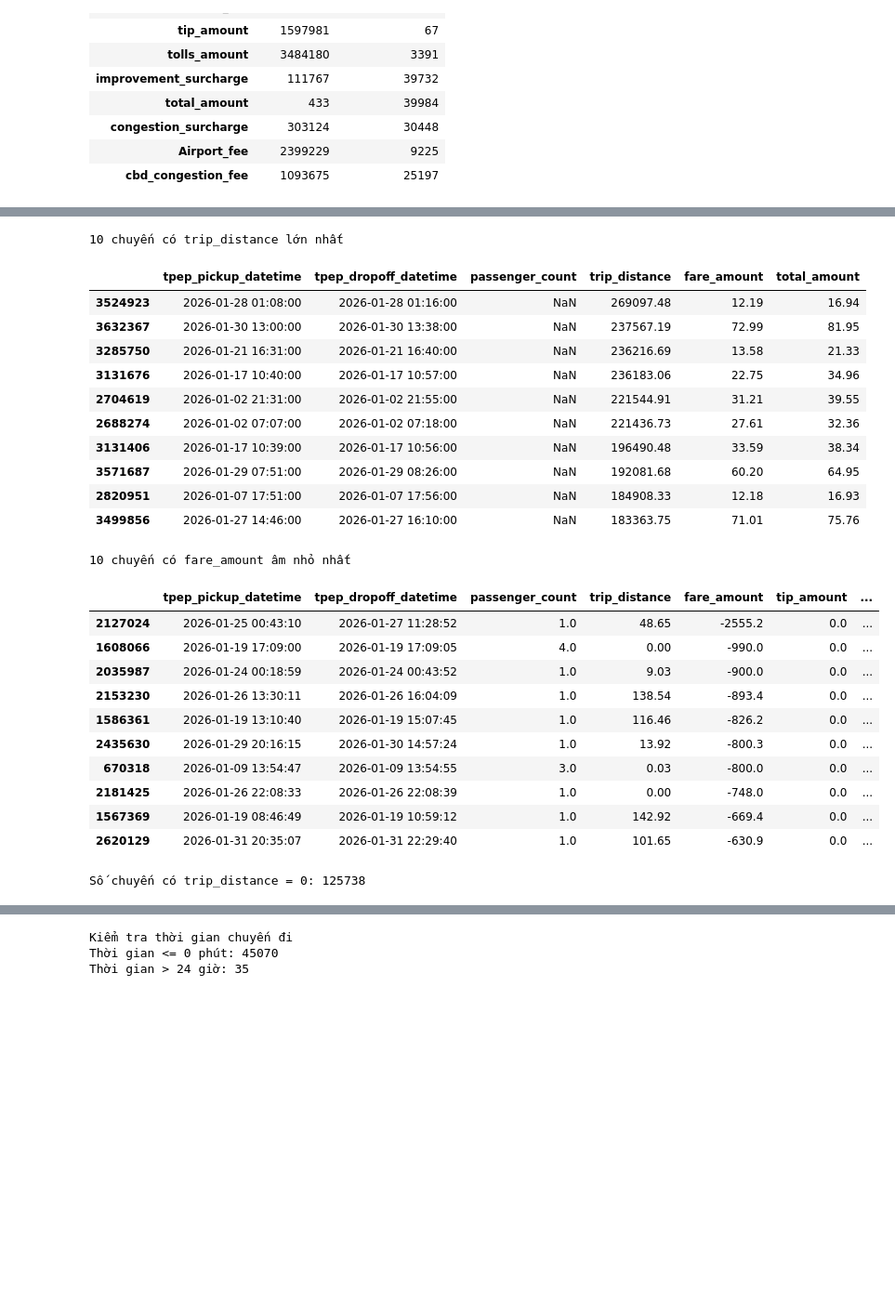
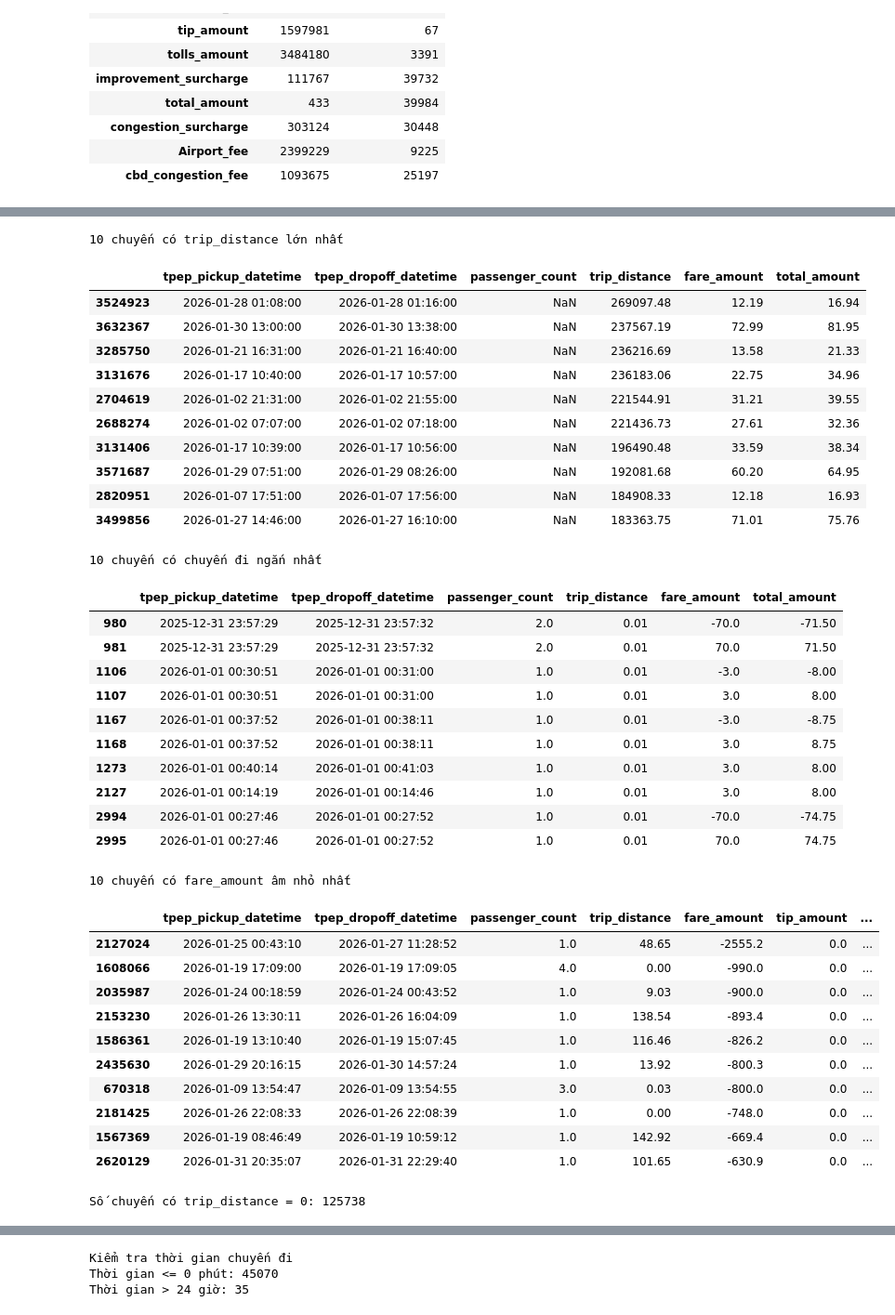
Before and after one commit to Vanton123/nyc-taxi-analytics, a Jupyter notebook: notebook/01_data_exploration.ipynb, the cells around one changed output, grey strips where cells are left out. Shown at 93% size. Drawn from its saved outputs; the diff is of its cells as text; code cells hidden in the pictures; blank space fills up the shorter version.

```diff
--- a/notebook/01_data_exploration.ipynb
+++ b/notebook/01_data_exploration.ipynb
@@ -185,6 +328,20 @@ display(
             "fare_amount",
             "total_amount"
         ]
+    ]
+)
+
+print("10 chuyến có chuyến đi ngắn nhất")
+display(
+    df[df['trip_distance']>0].nsmallest(10,'trip_distance')[
+        [
+                    "tpep_pickup_datetime",
+                    "tpep_dropoff_datetime",
+                    "passenger_count",
+                    "trip_distance",
+                    "fare_amount",
+                    "total_amount"
+                ]
     ]
 )
 
@@ -194,43 +351,57 @@ print("10 chuyến có fare_amount âm nhỏ nhất")
 display(
     df[df["fare_amount"] < 0].nsmallest(10, "fare_amount")[
         [
             "tpep_pickup_datetime",
             "tpep_dropoff_datetime",
             "passenger_count",
             "trip_distance",
             "fare_amount",
             "tip_amount",
             "total_amount"
         ]
     ]
 )
 
 # 3. Kiểm tra chuyến có quãng đường bằng 0
 print("Số chuyến có trip_distance = 0:",
       df["trip_distance"].eq(0).sum())
+
+display(df[df['trip_distance'].eq(0)].head(5))
 # %% [output]
 10 chuyến có trip_distance lớn nhất
 |  | tpep_pickup_datetime | tpep_dropoff_datetime | passenger_count | trip_distance | fare_amount | total_amount |
 | 3524923 | 2026-01-28 01:08:00 | 2026-01-28 01:16:00 | NaN | 269097.48 | 12.19 | 16.94 |
 | 3632367 | 2026-01-30 13:00:00 | 2026-01-30 13:38:00 | NaN | 237567.19 | 72.99 | 81.95 |
 | 3285750 | 2026-01-21 16:31:00 | 2026-01-21 16:40:00 | NaN | 236216.69 | 13.58 | 21.33 |
 | 3131676 | 2026-01-17 10:40:00 | 2026-01-17 10:57:00 | NaN | 236183.06 | 22.75 | 34.96 |
 | 2704619 | 2026-01-02 21:31:00 | 2026-01-02 21:55:00 | NaN | 221544.91 | 31.21 | 39.55 |
 | 2688274 | 2026-01-02 07:07:00 | 2026-01-02 07:18:00 | NaN | 221436.73 | 27.61 | 32.36 |
 | 3131406 | 2026-01-17 10:39:00 | 2026-01-17 10:56:00 | NaN | 196490.48 | 33.59 | 38.34 |
 | 3571687 | 2026-01-29 07:51:00 | 2026-01-29 08:26:00 | NaN | 192081.68 | 60.20 | 64.95 |
 | 2820951 | 2026-01-07 17:51:00 | 2026-01-07 17:56:00 | NaN | 184908.33 | 12.18 | 16.93 |
 | 3499856 | 2026-01-27 14:46:00 | 2026-01-27 16:10:00 | NaN | 183363.75 | 71.01 | 75.76 |
-10 chuyến có fare_amount âm nhỏ nhất
+10 chuyến có chuyến đi ngắn nhất
-|  | tpep_pickup_datetime | tpep_dropoff_datetime | passenger_count | trip_distance | fare_amount | tip_amount | ... |
-| 2127024 | 2026-01-25 00:43:10 | 2026-01-27 11:28:52 | 1.0 | 48.65 | -2555.2 | 0.0 | ... |
-| 1608066 | 2026-01-19 17:09:00 | 2026-01-19 17:09:05 | 4.0 | 0.00 | -990.0 | 0.0 | ... |
-| 2035987 | 2026-01-24 00:18:59 | 2026-01-24 00:43:52 | 1.0 | 9.03 | -900.0 | 0.0 | ... |
-| 2153230 | 2026-01-26 13:30:11 | 2026-01-26 16:04:09 | 1.0 | 138.54 | -893.4 | 0.0 | ... |
-| 1586361 | 2026-01-19 13:10:40 | 2026-01-19 15:07:45 | 1.0 | 116.46 | -826.2 | 0.0 | ... |
-| 2435630 | 2026-01-29 20:16:15 | 2026-01-30 14:57:24 | 1.0 | 13.92 | -800.3 | 0.0 | ... |
-| 670318 | 2026-01-09 13:54:47 | 2026-01-09 13:54:55 | 3.0 | 0.03 | -800.0 | 0.0 | ... |
-| 2181425 | 2026-01-26 22:08:33 | 2026-01-26 22:08:39 | 1.0 | 0.00 | -748.0 | 0.0 | ... |
-| 1567369 | 2026-01-19 08:46:49 | 2026-01-19 10:59:12 | 1.0 | 142.92 | -669.4 | 0.0 | ... |
-| 2620129 | 2026-01-31 20:35:07 | 2026-01-31 22:29:40 | 1.0 | 101.65 | -630.9 | 0.0 | ... |
+|  | tpep_pickup_datetime | tpep_dropoff_datetime | passenger_count | trip_distance | fare_amount | total_amount |
+| 980 | 2025-12-31 23:57:29 | 2025-12-31 23:57:32 | 2.0 | 0.01 | -70.0 | -71.50 |
+| 981 | 2025-12-31 23:57:29 | 2025-12-31 23:57:32 | 2.0 | 0.01 | 70.0 | 71.50 |
+| 1106 | 2026-01-01 00:30:51 | 2026-01-01 00:31:00 | 1.0 | 0.01 | -3.0 | -8.00 |
+| 1107 | 2026-01-01 00:30:51 | 2026-01-01 00:31:00 | 1.0 | 0.01 | 3.0 | 8.00 |
+| 1167 | 2026-01-01 00:37:52 | 2026-01-01 00:38:11 | 1.0 | 0.01 | -3.0 | -8.75 |
+| 1168 | 2026-01-01 00:37:52 | 2026-01-01 00:38:11 | 1.0 | 0.01 | 3.0 | 8.75 |
+| 1273 | 2026-01-01 00:40:14 | 2026-01-01 00:41:03 | 1.0 | 0.01 | 3.0 | 8.00 |
+| 2127 | 2026-01-01 00:14:19 | 2026-01-01 00:14:46 | 1.0 | 0.01 | 3.0 | 8.00 |
+| 2994 | 2026-01-01 00:27:46 | 2026-01-01 00:27:52 | 1.0 | 0.01 | -70.0 | -74.75 |
+| 2995 | 2026-01-01 00:27:46 | 2026-01-01 00:27:52 | 1.0 | 0.01 | 70.0 | 74.75 |
-Số chuyến có trip_distance = 0: 125738
+10 chuyến có fare_amount âm nhỏ nhất
+|  | tpep_pickup_datetime | tpep_dropoff_datetime | passenger_count | trip_distance | fare_amount | tip_amount | ... |
+| 2127024 | 2026-01-25 00:43:10 | 2026-01-27 11:28:52 | 1.0 | 48.65 | -2555.2 | 0.0 | ... |
+| 1608066 | 2026-01-19 17:09:00 | 2026-01-19 17:09:05 | 4.0 | 0.00 | -990.0 | 0.0 | ... |
+| 2035987 | 2026-01-24 00:18:59 | 2026-01-24 00:43:52 | 1.0 | 9.03 | -900.0 | 0.0 | ... |
+| 2153230 | 2026-01-26 13:30:11 | 2026-01-26 16:04:09 | 1.0 | 138.54 | -893.4 | 0.0 | ... |
+| 1586361 | 2026-01-19 13:10:40 | 2026-01-19 15:07:45 | 1.0 | 116.46 | -826.2 | 0.0 | ... |
+| 2435630 | 2026-01-29 20:16:15 | 2026-01-30 14:57:24 | 1.0 | 13.92 | -800.3 | 0.0 | ... |
+| 670318 | 2026-01-09 13:54:47 | 2026-01-09 13:54:55 | 3.0 | 0.03 | -800.0 | 0.0 | ... |
+| 2181425 | 2026-01-26 22:08:33 | 2026-01-26 22:08:39 | 1.0 | 0.00 | -748.0 | 0.0 | ... |
+| 1567369 | 2026-01-19 08:46:49 | 2026-01-19 10:59:12 | 1.0 | 142.92 | -669.4 | 0.0 | ... |
+| 2620129 | 2026-01-31 20:35:07 | 2026-01-31 22:29:40 | 1.0 | 101.65 | -630.9 | 0.0 | ... |
+Số chuyến có trip_distance = 0: 125738
```
Also changed, not shown: parts of 14 cells of this notebook, 3 other files.
